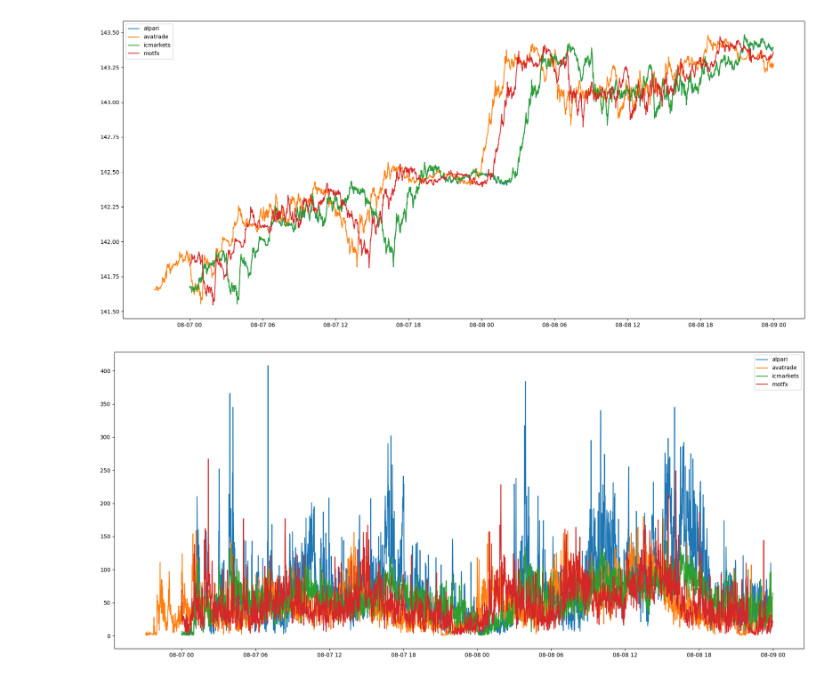
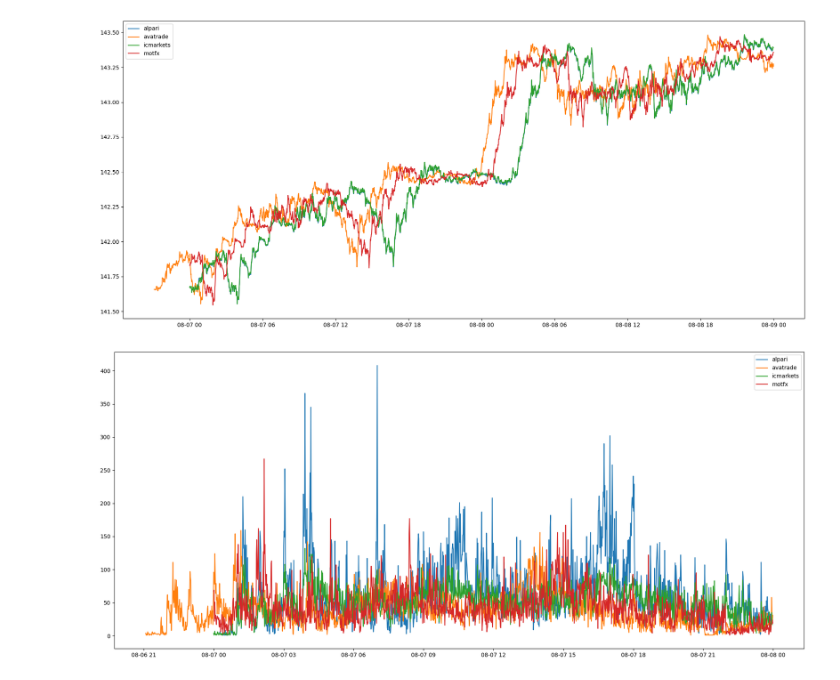
Before and after one commit to sharavsambuu/trading-cost-analysis, a Jupyter notebook: fx_data_comparisons.ipynb, the cells around one changed output. Cells and saved outputs as stored; diff of their text form; code cells hidden in the pictures.

```diff
--- a/fx_data_comparisons.ipynb
+++ b/fx_data_comparisons.ipynb
@@ -81,14 +81,14 @@ plt.show();
 # %%
 _, axs = plt.subplots(1, figsize=(18, 8))
 
 plot_start = "2023-08-06"
-plot_end   = "2023-08-08"
+plot_end   = "2023-08-07"
 
 for broker, _ in df_dict.items():
     axs.plot(df_dict[broker][plot_start:plot_end]["Volume"], label=f"{broker}")
 
 axs.legend()
 plt.tight_layout()
 plt.show();
 # %% [output]
-[figure, old version]
+[figure, new version]
```
Also changed, not shown: parts of 1 cell of this notebook, 1 other file.
